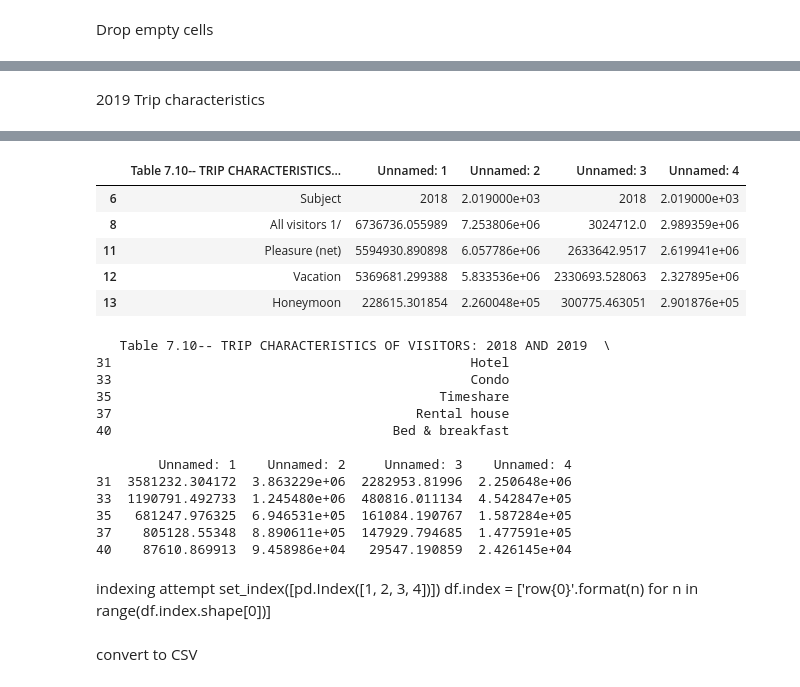
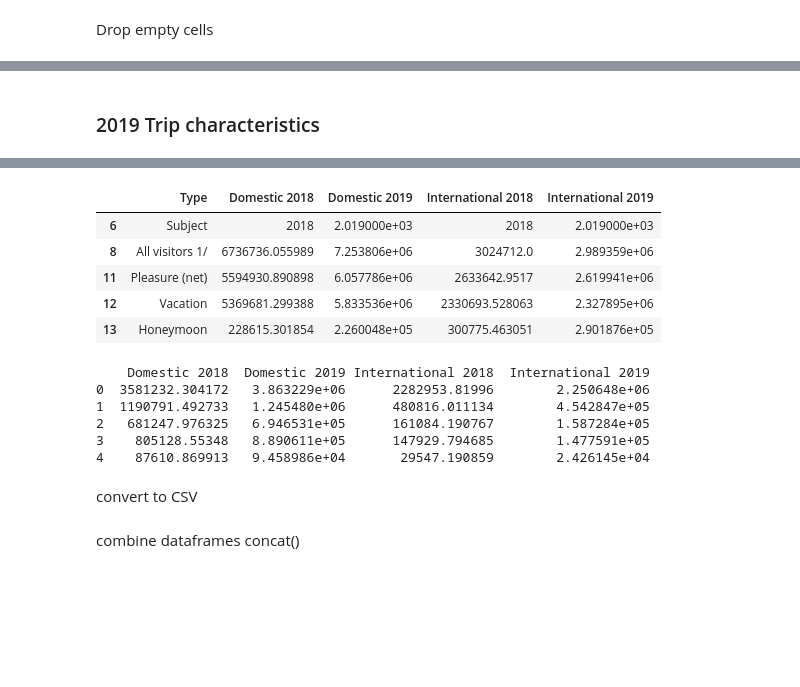
Before and after one commit to andigarcia901/Capstone, a Jupyter notebook: histats.ipynb, the cells around one changed output, grey strips where cells are left out. Saved outputs shown, nothing was run; the diff lists cells and outputs as text; code cells hidden in the pictures; blank space fills up the shorter version.

```diff
--- a/histats.ipynb
+++ b/histats.ipynb
@@ -267,5 +371,5 @@ deduped_df_34.head()
 # %% [markdown]
-2019 Trip characteristics
+### 2019 Trip characteristics
 # %%
 df_10_2019= pd.read_excel("section07.2019.xlsx", sheet_name="07.10")
 print(df_10_2019)
@@ -289,9 +393,10 @@ print(df_10_2019)
 48             NaN           NaN             NaN           NaN
 # %%
 deduped_df_10_2019 = df_10_2019.dropna()
+deduped_df_10_2019.columns = ['Type', 'Domestic 2018', 'Domestic 2019','International 2018','International 2019']
 deduped_df_10_2019.head()
 # %% [output]
-|  | Table 7.10-- TRIP CHARACTERISTICS... | Unnamed: 1 | Unnamed: 2 | Unnamed: 3 | Unnamed: 4 |
+|  | Type | Domestic 2018 | Domestic 2019 | International 2018 | International 2019 |
 | 6 | Subject | 2018 | 2.019000e+03 | 2018 | 2.019000e+03 |
 | 8 | All visitors 1/ | 6736736.055989 | 7.253806e+06 | 3024712.0 | 2.989359e+06 |
 | 11 | Pleasure (net) | 5594930.890898 | 6.057786e+06 | 2633642.9517 | 2.619941e+06 |
@@ -299,25 +404,16 @@ deduped_df_10_2019.head()
 | 13 | Honeymoon | 228615.301854 | 2.260048e+05 | 300775.463051 | 2.901876e+05 |
 # %%
 dropped_df_10_2019 = deduped_df_10_2019.drop([6,8,11,12,13,14,15,16,17,18,19,20,21,22,23,26,27,28,32,34,36,38,39,41,42])
-print(dropped_df_10_2019)
+ridropped_df_10_2019 = dropped_df_10_2019.reset_index(drop=True)
+final_table_10 = ridropped_df_10_2019.drop(ridropped_df_10_2019.columns[[0]],axis=1)
+print(final_table_10)
 # %% [output]
-   Table 7.10-- TRIP CHARACTERISTICS OF VISITORS: 2018 AND 2019  \
-31                                              Hotel
-33                                              Condo
-35                                          Timeshare
-37                                       Rental house
-40                                    Bed & breakfast
-
-        Unnamed: 1    Unnamed: 2     Unnamed: 3    Unnamed: 4
-31  3581232.304172  3.863229e+06  2282953.81996  2.250648e+06
-33  1190791.492733  1.245480e+06  480816.011134  4.542847e+05
-35   681247.976325  6.946531e+05  161084.190767  1.587284e+05
-37    805128.55348  8.890611e+05  147929.794685  1.477591e+05
-40    87610.869913  9.458986e+04   29547.190859  2.426145e+04
+    Domestic 2018  Domestic 2019 International 2018  International 2019
+0  3581232.304172   3.863229e+06      2282953.81996        2.250648e+06
+1  1190791.492733   1.245480e+06      480816.011134        4.542847e+05
+2   681247.976325   6.946531e+05      161084.190767        1.587284e+05
+3    805128.55348   8.890611e+05      147929.794685        1.477591e+05
+4    87610.869913   9.458986e+04       29547.190859        2.426145e+04
-# %% [markdown]
-indexing attempt
-set_index([pd.Index([1, 2, 3, 4])])
-df.index = ['row{0}'.format(n) for n in range(df.index.shape[0])]
 # %% [markdown]
 convert to CSV
 # %%
@@ -329 +421,3 @@ filled_df_16.to_csv('stats_table16.csv', header=None, encoding = "utf-8")
 deduped_df_34.to_csv('stats_table34.csv',header=None, encoding = "utf-8")
+# %% [markdown]
+combine dataframes concat()
```
Also changed, not shown: parts of 36 cells of this notebook, 17 other files.
